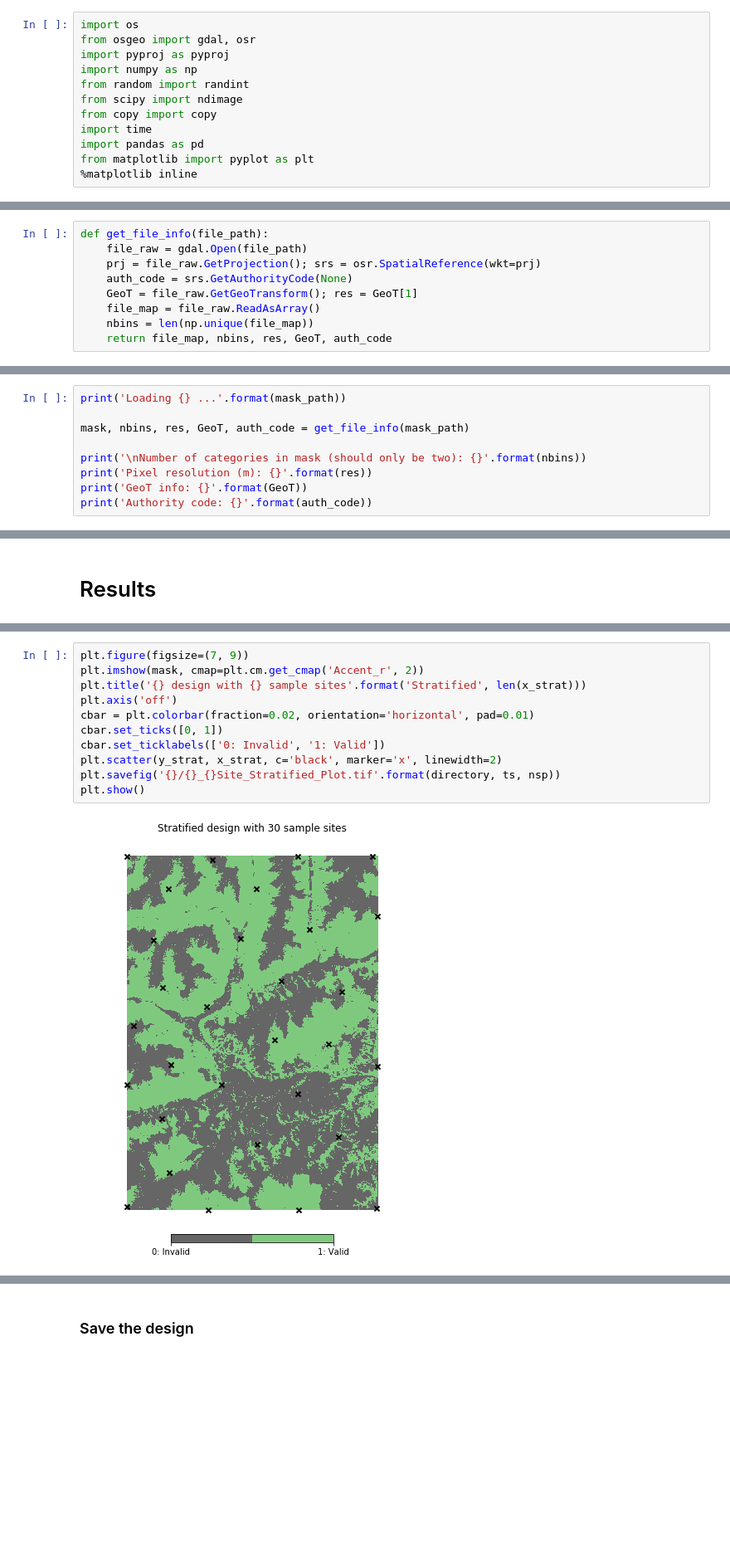
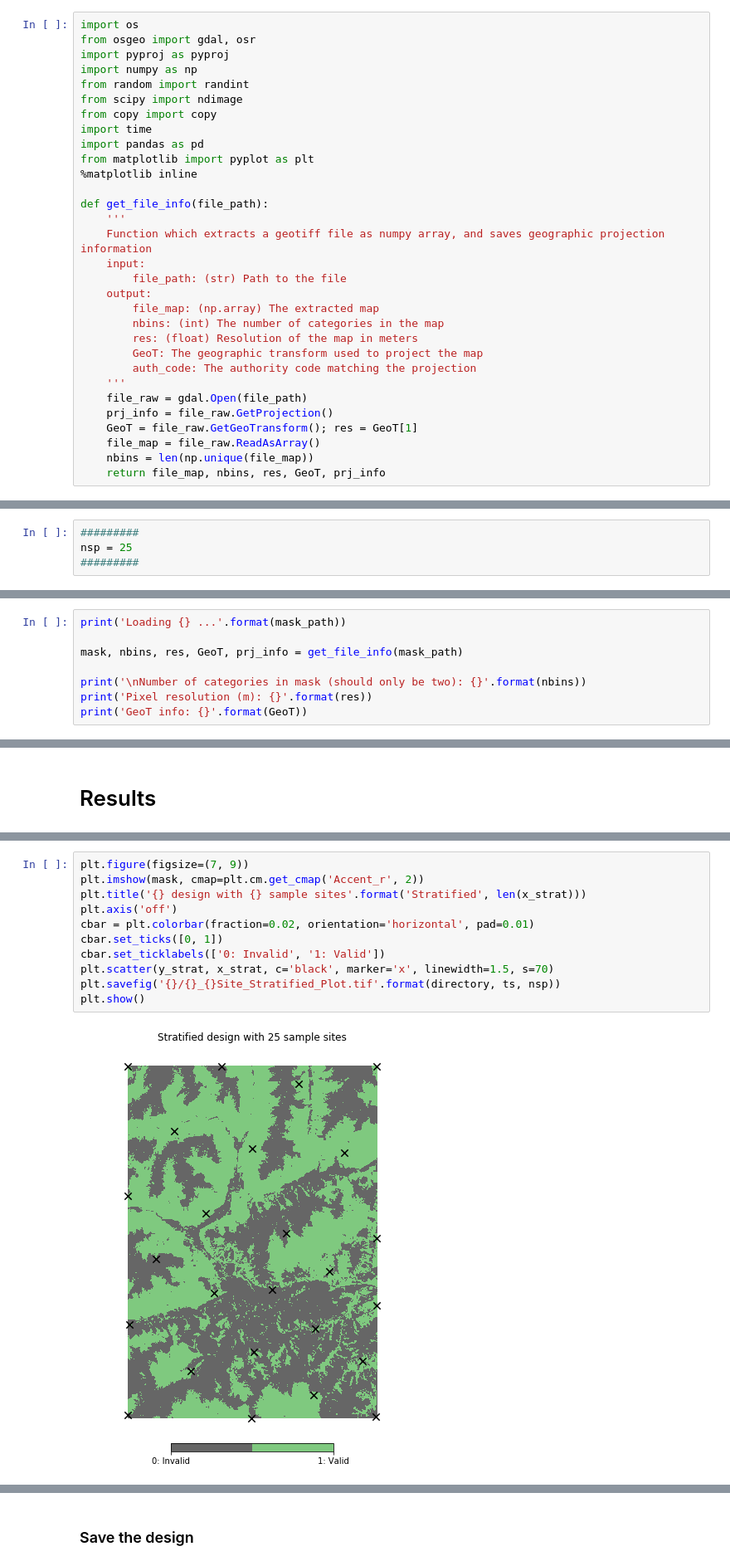
Before and after one commit to EllieBowler/optimising-sample-designs, a Jupyter notebook: demo-stratified-design.ipynb, the cells around one changed output, grey strips where cells are left out. Shown at 83% size. Drawn from its saved outputs; the diff is of its cells as text; blank space fills up the shorter version.

Commit message:
convert pyproj method to gdal

```diff
--- a/demo-stratified-design.ipynb
+++ b/demo-stratified-design.ipynb
@@ -12,3 +29,22 @@ import time
 import pandas as pd
 from matplotlib import pyplot as plt
 %matplotlib inline
+
+def get_file_info(file_path):
+    '''
+    Function which extracts a geotiff file as numpy array, and saves geographic projection information
+    input:
+        file_path: (str) Path to the file
+    output:
+        file_map: (np.array) The extracted map
+        nbins: (int) The number of categories in the map
+        res: (float) Resolution of the map in meters
+        GeoT: The geographic transform used to project the map
+        auth_code: The authority code matching the projection
+    '''
+    file_raw = gdal.Open(file_path)
+    prj_info = file_raw.GetProjection()
+    GeoT = file_raw.GetGeoTransform(); res = GeoT[1]
+    file_map = file_raw.ReadAsArray()
+    nbins = len(np.unique(file_map))
+    return file_map, nbins, res, GeoT, prj_info
@@ -31,9 +87,4 @@ nsp = 30
-# %%
-def get_file_info(file_path):
-    file_raw = gdal.Open(file_path)
-    prj = file_raw.GetProjection(); srs = osr.SpatialReference(wkt=prj)
-    auth_code = srs.GetAuthorityCode(None)
-    GeoT = file_raw.GetGeoTransform(); res = GeoT[1]
-    file_map = file_raw.ReadAsArray()
-    nbins = len(np.unique(file_map))
-    return file_map, nbins, res, GeoT, auth_code
+# %%
+#########
+nsp = 25
+#########
@@ -40,12 +94,11 @@ def get_file_info(file_path):
 # %%
 print('Loading {} ...'.format(mask_path))
 
-mask, nbins, res, GeoT, auth_code = get_file_info(mask_path)
+mask, nbins, res, GeoT, prj_info = get_file_info(mask_path)
 
 print('\nNumber of categories in mask (should only be two): {}'.format(nbins))
 print('Pixel resolution (m): {}'.format(res))
 print('GeoT info: {}'.format(GeoT))
-print('Authority code: {}'.format(auth_code))
 # %% [output]
 Loading raw/InvalidAreasMask.tif ...
 
@@ -147,14 +189,14 @@ Files will start with the time stamp 2019_02_25_121053
 # %%
 plt.figure(figsize=(7, 9))
 plt.imshow(mask, cmap=plt.cm.get_cmap('Accent_r', 2))
 plt.title('{} design with {} sample sites'.format('Stratified', len(x_strat)))
 plt.axis('off')
 cbar = plt.colorbar(fraction=0.02, orientation='horizontal', pad=0.01)
 cbar.set_ticks([0, 1])
 cbar.set_ticklabels(['0: Invalid', '1: Valid'])
-plt.scatter(y_strat, x_strat, c='black', marker='x', linewidth=2)
+plt.scatter(y_strat, x_strat, c='black', marker='x', linewidth=1.5, s=70)
 plt.savefig('{}/{}_{}Site_Stratified_Plot.tif'.format(directory, ts, nsp))
 plt.show()
 # %% [output]
-[figure, old version]
+[figure, new version]
 # %% [markdown]
```
Also changed, not shown: parts of 36 cells of this notebook, 3 other files.
